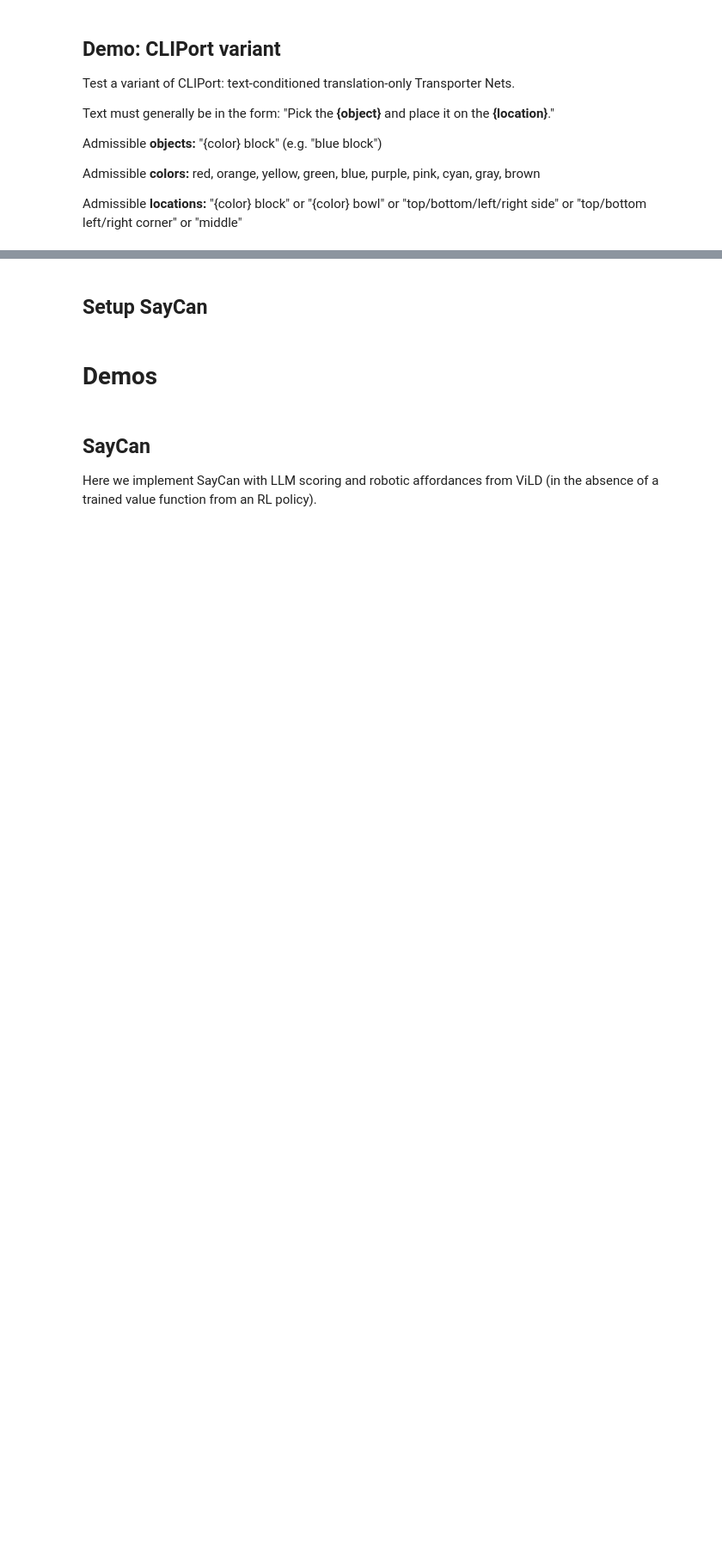
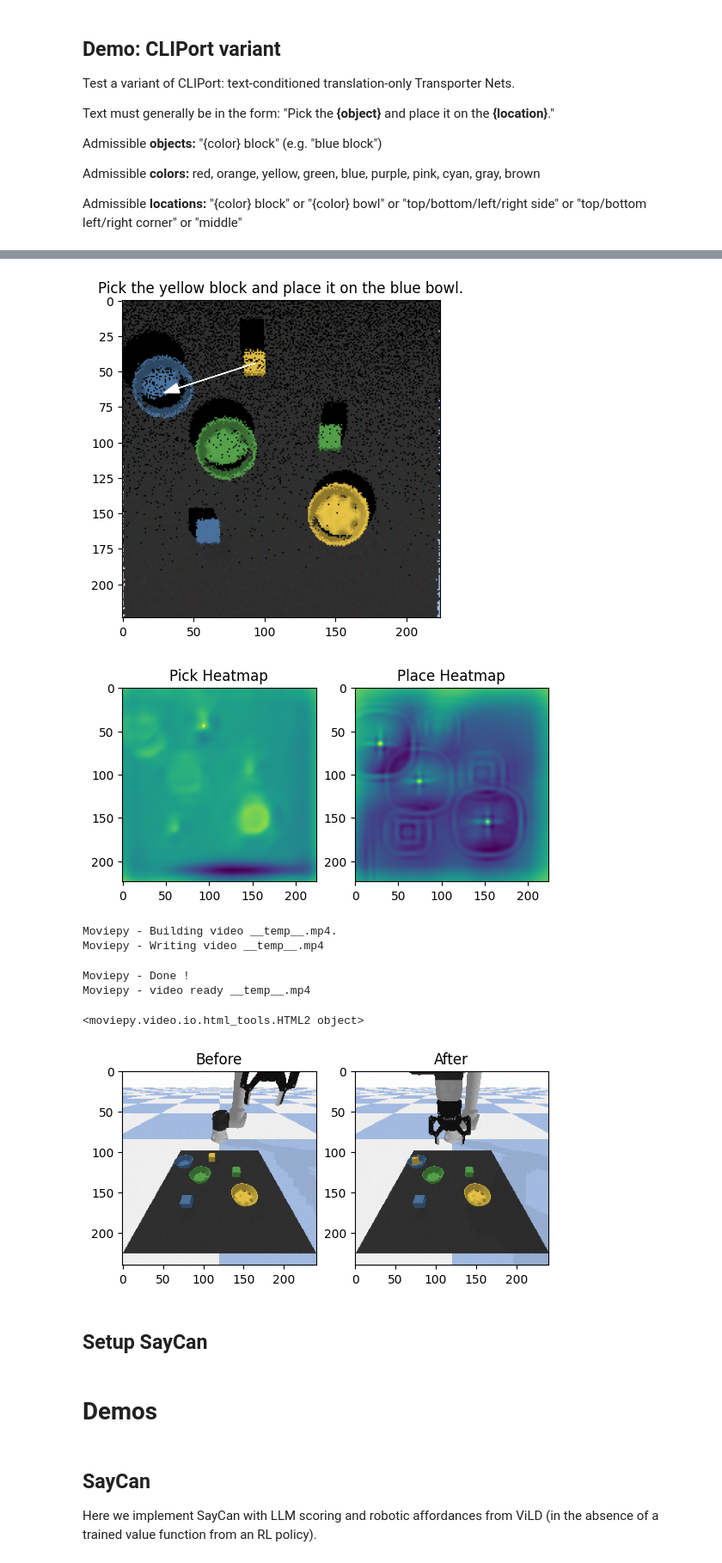
Before and after one commit to mariries/saycan-test, a Jupyter notebook: SayCan-Robot-Pick-Place.ipynb, the cells around one changed output, grey strips where cells are left out. Shown at 86% size. Cells and saved outputs as stored; diff of their text form; code cells hidden in the pictures; blank space fills up the shorter version.

```diff
--- a/SayCan-Robot-Pick-Place.ipynb
+++ b/SayCan-Robot-Pick-Place.ipynb
@@ -1977,13 +2010,13 @@ init_pix = jnp.zeros((4, 2), np.int32)
 init_params = TransporterNets().init(key, init_img, init_text, init_pix)['params']
 print(f'Model parameters: {n_params(init_params):,}')
 #optim = flax.optim.Adam(learning_rate=1e-4).create(init_params)
-optim = optax.adam(learning_rate=1e-4)
+optim = optax.adam(learning_rate=1e-4).init(init_params)
 
 if load_pretrained:
   ckpt_path = f'ckpt_{40000}'
   if not os.path.exists(ckpt_path):
     !gdown --id 1Nq0q1KbqHOA5O7aRSu4u7-u27EMMXqgP
-  optim = checkpoints.restore_checkpoint(ckpt_path, optim)
+  optim = checkpoints.restore_checkpoint(ckpt_path, None)
   print('Loaded:', ckpt_path)
 else:
 
@@ -2076,7 +2114,7 @@ def run_cliport(obs, text):
 
   # Run Transporter Nets to get pick and place heatmaps.
   batch = {'img': jnp.float32(img), 'text': jnp.float32(text_feats)}
-  pick_map, place_map = eval_step(optim.target, batch)
+  pick_map, place_map = eval_step(optim['target'], batch)
   pick_map, place_map = np.float32(pick_map), np.float32(place_map)
 
   # Get pick position.
@@ -2104,33 +2142,42 @@ def run_cliport(obs, text):
   # Show debug plots.
   plt.subplot(1, 2, 1)
   plt.title('Pick Heatmap')
   plt.imshow(pick_map.reshape(224, 224))
   plt.subplot(1, 2, 2)
   plt.title('Place Heatmap')
   plt.imshow(place_map.reshape(224, 224))
   plt.show()
 
   # Show video of environment rollout.
   debug_clip = ImageSequenceClip(env.cache_video, fps=25)
   display(debug_clip.ipython_display(autoplay=1, loop=1, center=False))
   env.cache_video = []
 
   # Show camera image after pick and place.
   plt.subplot(1, 2, 1)
   plt.title('Before')
   plt.imshow(before)
   plt.subplot(1, 2, 2)
   plt.title('After')
   after = env.get_camera_image()
   plt.imshow(after)
   plt.show()
 
   # return pick_xyz, place_xyz, pick_map, place_map, pick_yx, place_yx
   return obs
 
 
 # pick_xyz, place_xyz, pick_map, place_map, pick_yx, place_yx =
 obs = run_cliport(obs, user_input)
+# %% [output]
+[figure, added]
+[figure, added]
+Moviepy - Building video __temp__.mp4.
+Moviepy - Writing video __temp__.mp4
+Moviepy - Done !
+Moviepy - video ready __temp__.mp4
+<moviepy.video.io.html_tools.HTML2 object>
+[figure, added]
 # %% [markdown]
 ## Setup SayCan
 # %%
```
Also changed, not shown: parts of 11 cells of this notebook.
